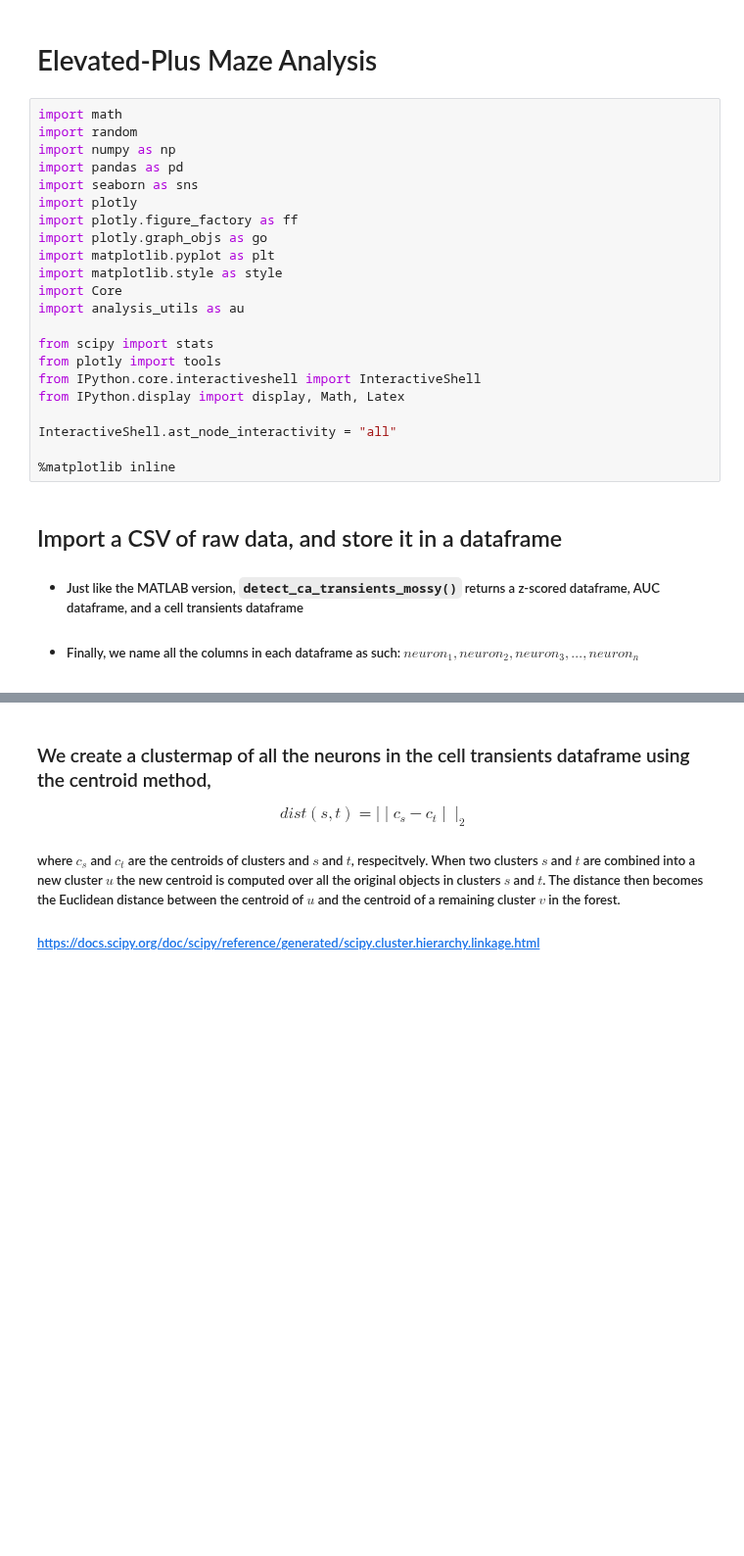
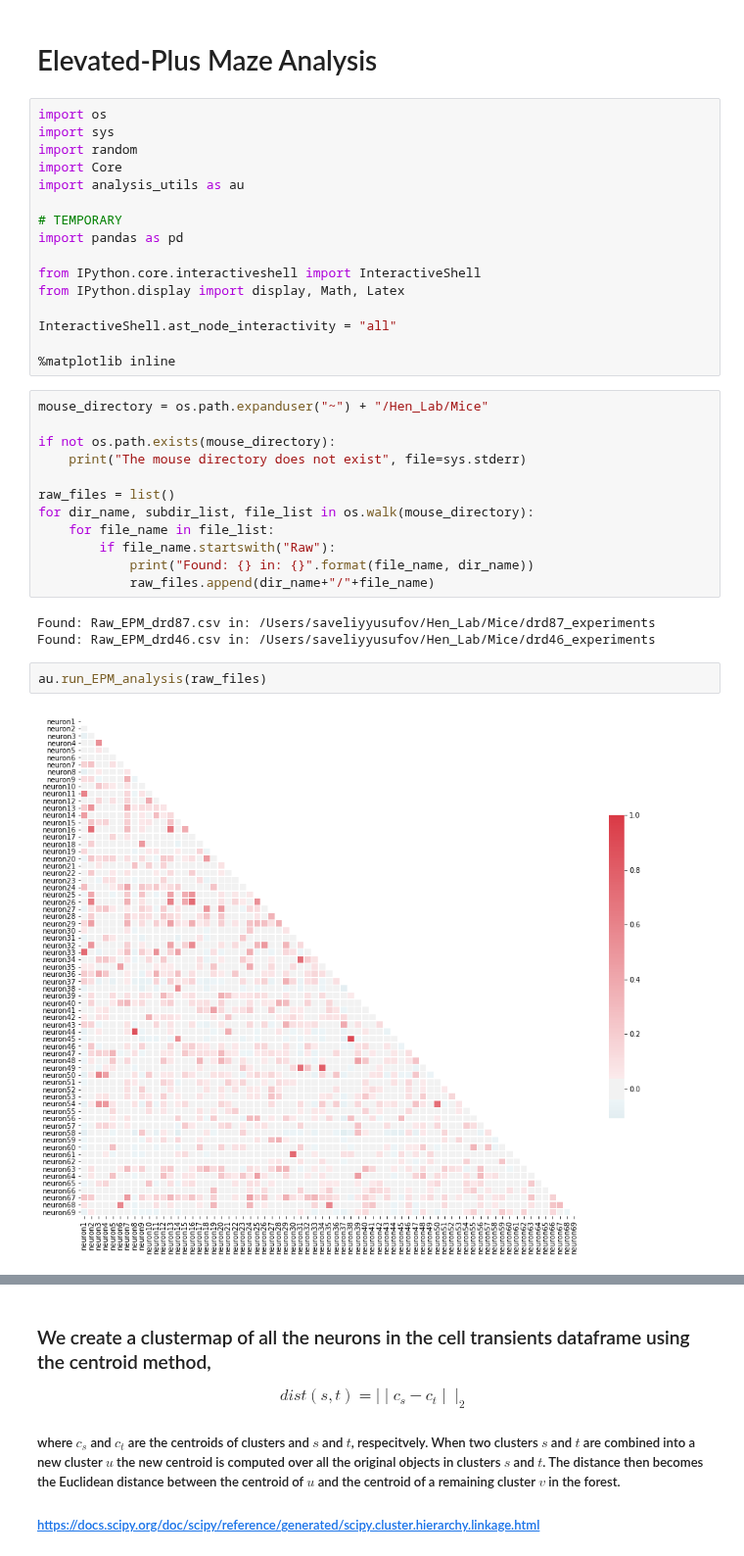
Before and after one commit to smu160/PvsNP, a Jupyter notebook: EPM_Analysis.ipynb, the cells around one changed output, grey strips where cells are left out. Shown at 98% size. Saved outputs shown, nothing was run; the diff lists cells and outputs as text; blank space fills up the shorter version.

Commit message:
Moved tested functions to analysis_utils.py. Removed useless markup

```diff
--- a/EPM_Analysis.ipynb
+++ b/EPM_Analysis.ipynb
@@ -1,28 +1,37 @@
 # %% [markdown]
 # Elevated-Plus Maze Analysis
 # %%
-import math
+import os
+import sys
 import random
-import numpy as np
-import pandas as pd
-import seaborn as sns
-import plotly
-import plotly.figure_factory as ff
-import plotly.graph_objs as go
-import matplotlib.pyplot as plt
-import matplotlib.style as style
 import Core
 import analysis_utils as au
 
-from scipy import stats
-from plotly import tools
+# TEMPORARY
+import pandas as pd
+
 from IPython.core.interactiveshell import InteractiveShell
 from IPython.display import display, Math, Latex
 
 InteractiveShell.ast_node_interactivity = "all"
 
 %matplotlib inline
-# %% [markdown]
-## Import a CSV of raw data, and store it in a dataframe
-- ##### Just like the MATLAB version, `detect_ca_transients_mossy()` returns a z-scored dataframe, AUC dataframe, and a cell transients dataframe
-- ##### Finally, we name all the columns in each dataframe as such: $neuron_1, neuron_2, neuron_3, \ldots, neuron_n$
+# %%
+mouse_directory = os.path.expanduser("~") + "/Hen_Lab/Mice"
+
+if not os.path.exists(mouse_directory):
+    print("The mouse directory does not exist", file=sys.stderr)
+
+raw_files = list()
+for dir_name, subdir_list, file_list in os.walk(mouse_directory):
+    for file_name in file_list:
+        if file_name.startswith("Raw"):
+            print("Found: {} in: {}".format(file_name, dir_name))
+            raw_files.append(dir_name+"/"+file_name)
+# %% [output]
+Found: Raw_EPM_drd87.csv in: /Users/saveliyyusufov/Hen_Lab/Mice/drd87_experiments
+Found: Raw_EPM_drd46.csv in: /Users/saveliyyusufov/Hen_Lab/Mice/drd46_experiments
+# %%
+au.run_EPM_analysis(raw_files)
+# %% [output]
+[figure, added]
```
Also changed, not shown: parts of 20 cells of this notebook.
